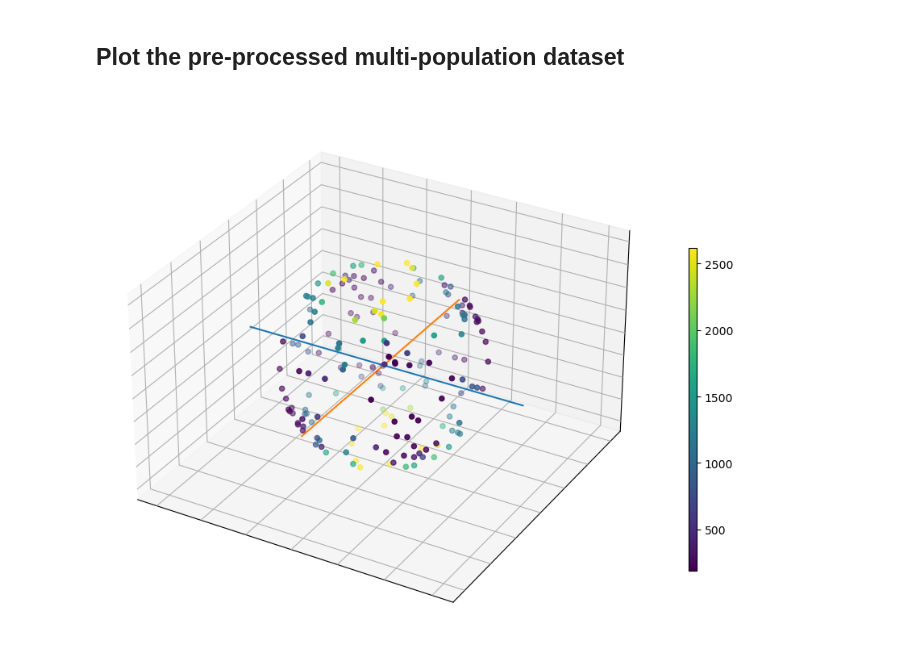
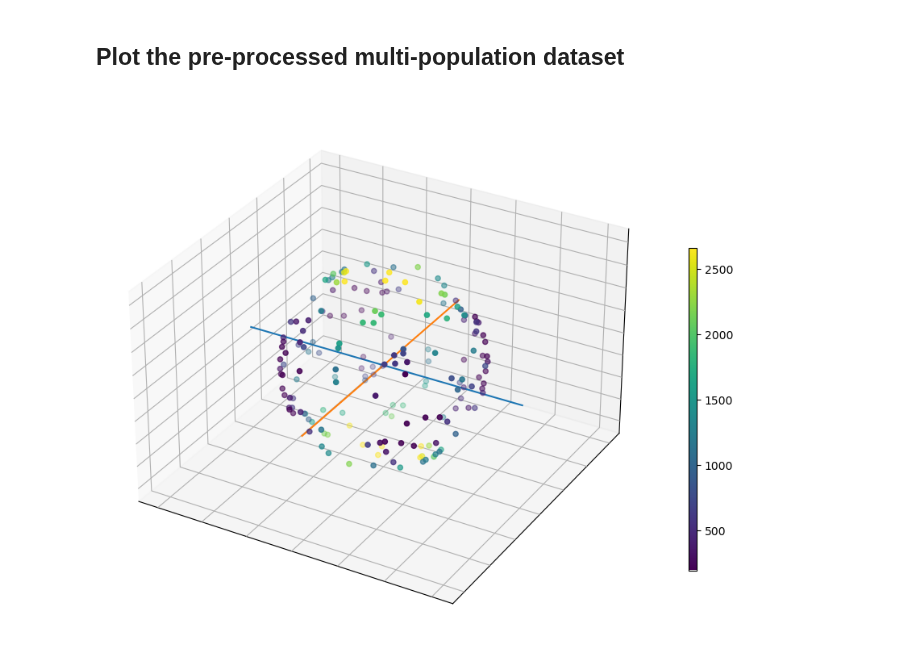
Before and after one commit to AlesRessler/AlesMScProject, a Jupyter notebook: 04 Simulated dataset from diffusion tensor model.ipynb, the cells around one changed output. Saved outputs shown, nothing was run; the diff lists cells and outputs as text; code cells hidden in the pictures.

Commit message:
Data simulation debugging 2

```diff
--- a/04 Simulated dataset from diffusion tensor model.ipynb
+++ b/04 Simulated dataset from diffusion tensor model.ipynb
@@ -29,7 +29,7 @@ wher $D$ is the diffusion tensor, $Q$ is a square matrix with eigenvectors as it
 
 The eigenvalues were chosen to be the average of the most anisotropic voxels in the HCP dataset. The anisotropy was determined by fitting the DT model and computing the fractional anisotropy.
 # %%
-bvals, qhat, dwis = load_dt_simulated.load_dt_simulated(number_of_data_points=90, b_value=1000, b_0_signal=3000, include_b_0=False, noise_standard_deviation=100, eigenvalues=(0.00260348, 0.00026138, 0.00013102), eigenvectors=None, seed=1)
+bvals, qhat, dwis = load_dt_simulated.load_dt_simulated(number_of_data_points=90, b_value=1000, b_0_signal=3000, include_b_0=False, noise_standard_deviation=100, eigenvalues=(0.003, 0.0002, 0.0002), eigenvectors=None, noise_type='rician', noise_generator=np.random.default_rng(1), gradient_generator=np.random.default_rng(1))
 
 dwis
 # %% [output]
@@ -131,7 +131,7 @@ $$S_{multi}(\theta, \phi) = \sum_{i}^{N}f_{i}S_{single_{i}}(\theta, \phi)$$
 
 where $f_{i}$ is the volume fraction of the *i*-th population and $S_{single_{i}}(\theta, \phi)$ is the signal from the *i*-th population and $N$ is the number of populations in the voxel.
 # %%
-bvals_multi, qhat_multi, dwis_multi = load_dt_simulated.load_dt_simulated_multiple_populations(number_of_data_points=90, b_value=1000, b_0_signal=3000, include_b_0=False, noise_standard_deviation=100, eigenvalues=[(0.00260348, 0.00026138, 0.00013102),(0.00026138, 0.00260348, 0.00013102)], eigenvectors=[None,None], fractions=[0.5,0.5], seed=1)
+bvals_multi, qhat_multi, dwis_multi = load_dt_simulated.load_dt_simulated_multiple_populations(number_of_data_points=90, b_value=1000, b_0_signal=3000, include_b_0=False, noise_standard_deviation=100, eigenvalues=[(0.003, 0.0002, 0.0002),(0.0002, 0.003, 0.0002)], eigenvectors=[None,None], fractions=[0.5,0.5], noise_type='rician', noise_generator_seed=1, gradient_generator_seed=1)
 # %%
 dwis_multi
 # %% [output]
@@ -161,29 +161,29 @@ bvals_multi, qhat_multi, dwis_multi = extend_dataset_with_origin_reflections(bva
 # %%
 fig = plt.figure(figsize=(10,10))
 
 ax = fig.add_subplot(111, projection="3d")
 
 # Remove ticks
 ax.xaxis.set_ticklabels([])
 ax.yaxis.set_ticklabels([])
 ax.zaxis.set_ticklabels([])
 ax.xaxis.set_tick_params(color=(0, 0, 0, 0))
 ax.yaxis.set_tick_params(color=(0, 0, 0, 0))
 ax.zaxis.set_tick_params(color=(0, 0, 0, 0))
 
-ax.scatter(qhat_multi[0],qhat_multi[1],qhat_multi[2],c=dwis_multi,vmin=1000,vmax=2000)
+ax.scatter(qhat_multi[0],qhat_multi[1],qhat_multi[2],c=dwis_multi,vmin=800,vmax=2000)
 ax.plot([-1.5,1.5],[0,0],[0,0])
 ax.plot([0,0],[-1.5,1.5],[0,0])
 ax.set_aspect('equal')
 
 # Add colorbar
 cmap = plt.cm.viridis
 normalization = Normalize(vmin=np.min(voxel), vmax=np.max(voxel))
 sm = cm.ScalarMappable(cmap=cmap, norm=normalization)
 fig.subplots_adjust(right=0.8)
 cbar_ax = fig.add_axes([0.85, 0.25, 0.01, 0.4])
 cbar = fig.colorbar(sm, ax=[ax], cax=cbar_ax)
 
 plt.show()
 # %% [output]
-[figure, old version]
+[figure, new version]
```
Also changed, not shown: parts of 4 cells of this notebook, 1 other file.
